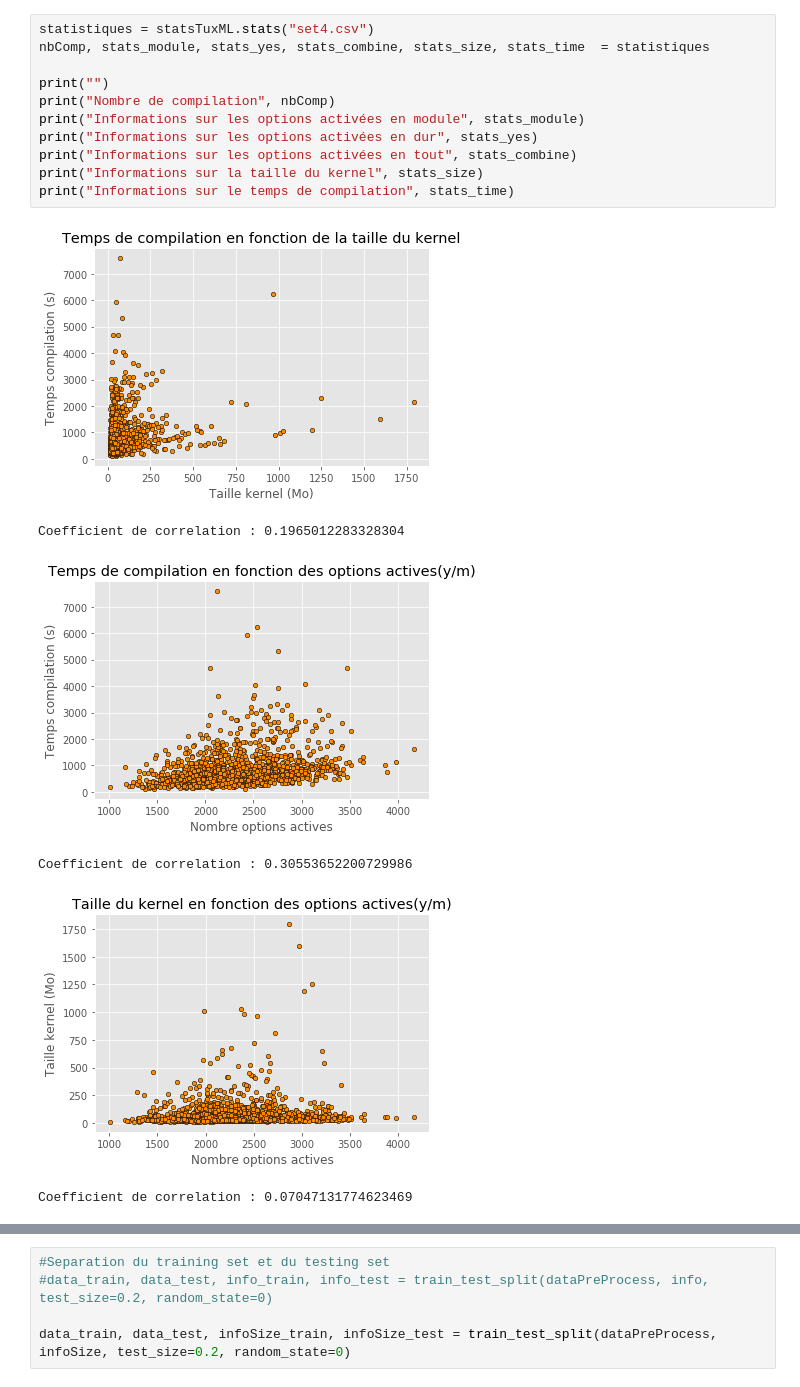
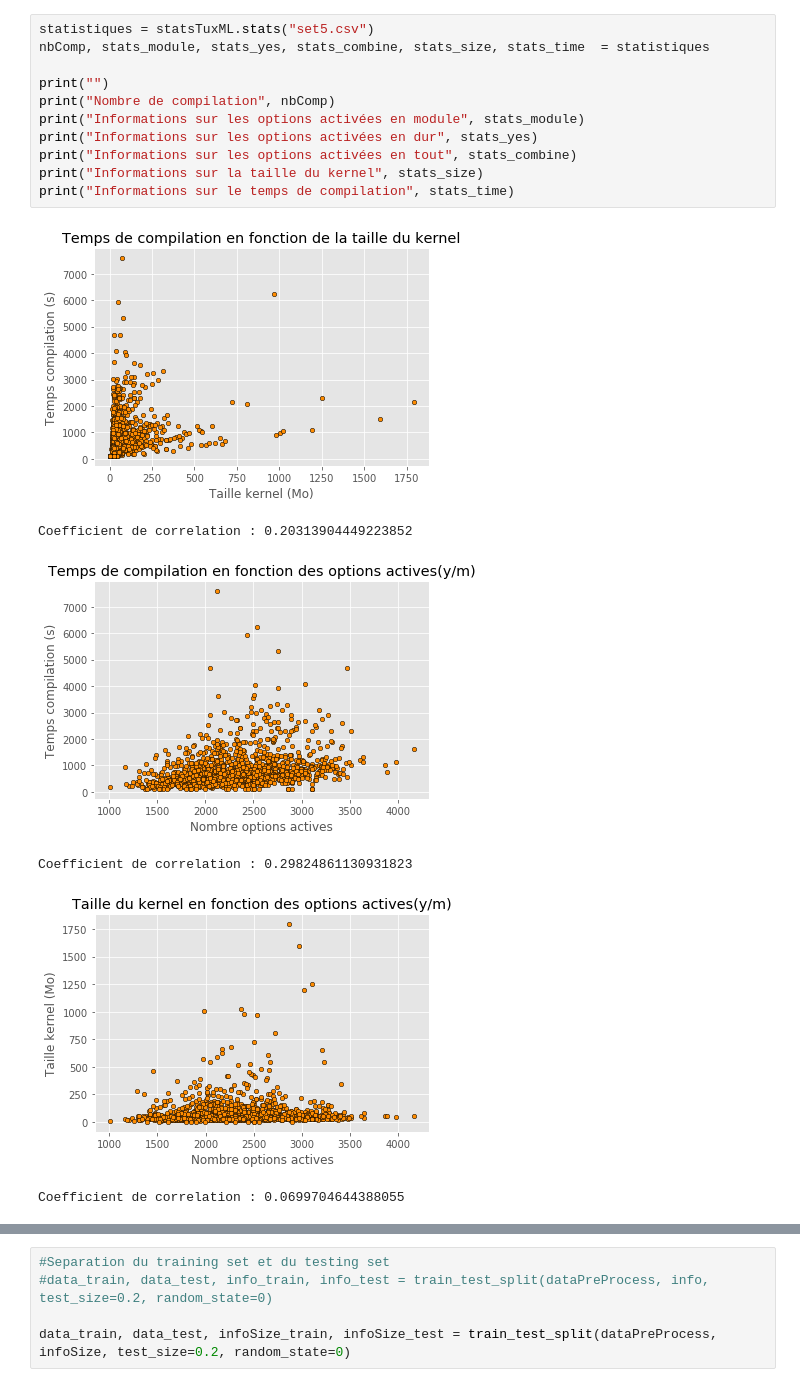
Before and after one commit to TuxML/ML, a Jupyter notebook: stats.ipynb, the cells around one changed output, grey strips where cells are left out. Drawn from its saved outputs; the diff is of its cells as text.

```diff
--- a/stats.ipynb
+++ b/stats.ipynb
@@ -13,20 +15,20 @@ from sklearn.metrics import mean_absolute_error
 from sklearn.metrics import mean_squared_error
 from sklearn.metrics import r2_score
 # %%
-statistiques = statsTuxML.stats("set4.csv")
+statistiques = statsTuxML.stats("set5.csv")
 nbComp, stats_module, stats_yes, stats_combine, stats_size, stats_time  = statistiques
 
 print("")
 print("Nombre de compilation", nbComp)
 print("Informations sur les options activées en module", stats_module)
 print("Informations sur les options activées en dur", stats_yes)
 print("Informations sur les options activées en tout", stats_combine)
 print("Informations sur la taille du kernel", stats_size)
 print("Informations sur le temps de compilation", stats_time)
 # %% [output]
 [figure]
-Coefficient de correlation : 0.1965012283328304
+Coefficient de correlation : 0.20313904449223852
-[figure, old version]
+[figure, new version]
-Coefficient de correlation : 0.30553652200729986
+Coefficient de correlation : 0.29824861130931823
 [figure]
-Coefficient de correlation : 0.07047131774623469
+Coefficient de correlation : 0.0699704644388055
```
Also changed, not shown: parts of 8 cells of this notebook.
